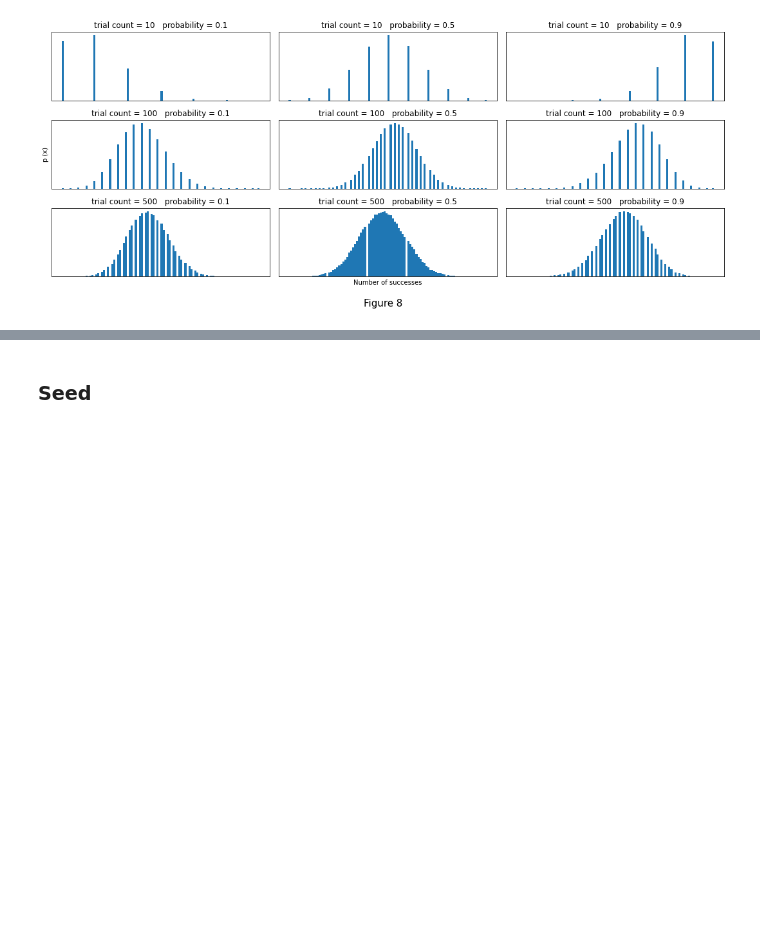
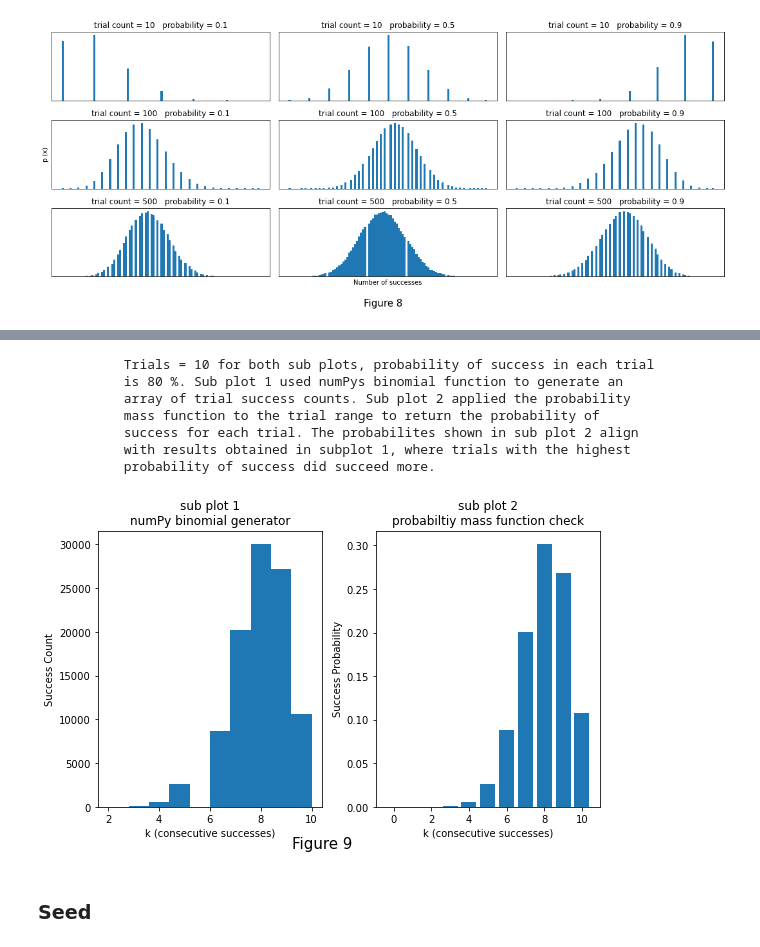
Before and after one commit to CiaranMoran27/numpy.random, a Jupyter notebook: numpy-random.ipynb, the cells around one changed output, grey strips where cells are left out. Cells and saved outputs as stored; diff of their text form; code cells hidden in the pictures; blank space fills up the shorter version.

Commit message:
Updated Binom dist: Probability Mass Function

```diff
--- a/numpy-random.ipynb
+++ b/numpy-random.ipynb
@@ -500,3 +503,54 @@ plt.tight_layout()
+# %%
+
+# test the numPy binomial function vs. probability mass function
+trial_num = 10
+p = 0.8             # 80 % probability of success
+# %%
+# generate binomial array using numPy
+binom_array = rng.binomial(trial_num, p, 100000)
+# %%
+# implement probability mass function
+from scipy.stats import binom
+
+successes_dict = {'successes': list(range(0, trial_num + 1))}     # make dict for trial number range
+p_check_table = pd.DataFrame(successes_dict)                      # generate table from dict
+prob = lambda x:binom.pmf(x, trial_num, p)                        # define lamda function to apply pmf
+p_check_table['prob'] = p_check_table['successes'].apply(prob)    # apply pmf to successes column
+# %%
+fig, (ax1, ax2) = plt.subplots(1, 2, figsize = (8, 5))
+plt.figtext(0.5, 0, 'Figure 9', wrap = True, horizontalalignment = 'center', fontsize = 15);
+
+ax1.hist(binom_array, bins = 10)
+ax2.bar(p_check_table['successes'], p_check_table['prob'])
+
+ax1.set_title('sub plot 1\nnumPy binomial generator')
+ax1.set_xlabel('k (consecutive successes)')
+ax1.set_ylabel('Success Count')
+
+ax2.set_title('sub plot 2\nprobabiltiy mass function check')
+ax2.set_xlabel('k (consecutive successes)')
+ax2.set_ylabel('Success Probability')
+plt.tight_layout()
+
+
+# description for plot
+string_spacer = [' ' * 11 for i in range(12)]
+print('\n{}Trials = 10 for both sub plots, probability of success in each trial\n\
+{}is 80 %. Sub plot 1 used numPys binomial function to generate an\n\
+{}array of trial success counts. Sub plot 2 applied the probability\n\
+{}mass function to the trial range to return the probability of\n\
+{}success for each trial. The probabilites shown in sub plot 2 align\n\
+{}with results obtained in subplot 1, where trials with the highest\n\
+{}probability of success did succeed more.\n'.format(*string_spacer))
+# %% [output]
+           Trials = 10 for both sub plots, probability of success in each trial
+           is 80 %. Sub plot 1 used numPys binomial function to generate an
+           array of trial success counts. Sub plot 2 applied the probability
+           mass function to the trial range to return the probability of
+           success for each trial. The probabilites shown in sub plot 2 align
+           with results obtained in subplot 1, where trials with the highest
+           probability of success did succeed more.
+[figure, added]
 # %% [markdown]
 ### Seed
 # %% [markdown]
```
Also changed, not shown: parts of 8 cells of this notebook.
